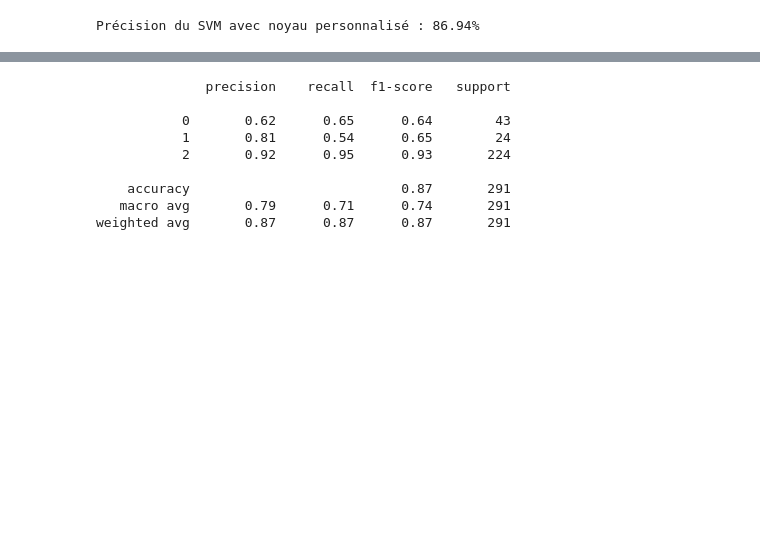
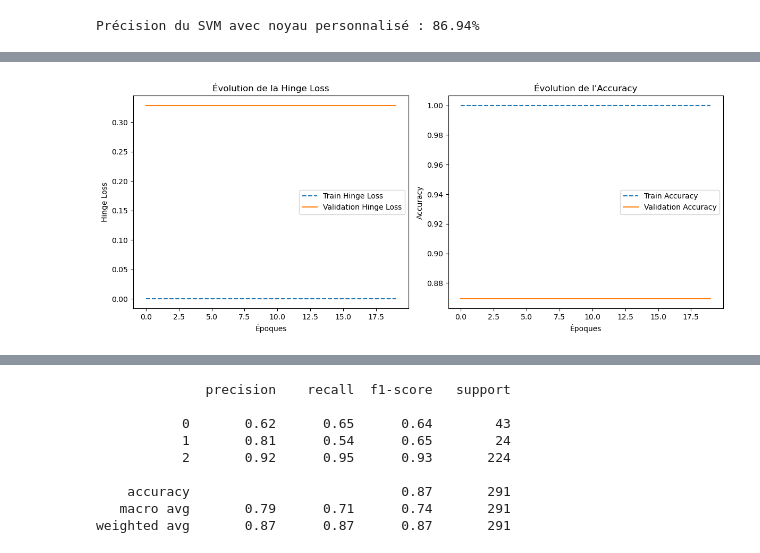
Before and after one commit to Welfare1/CocoaDiseases, a Jupyter notebook: welfare.ipynb, the cells around one changed output, grey strips where cells are left out. Saved outputs shown, nothing was run; the diff lists cells and outputs as text; code cells hidden in the pictures; blank space fills up the shorter version.

```diff
--- a/welfare.ipynb
+++ b/welfare.ipynb
@@ -634,0 +714,89 @@ Précision du SVM avec noyau personnalisé : 86.94%
+# %%
+import numpy as np
+import matplotlib.pyplot as plt
+from sklearn.svm import SVC
+from sklearn.metrics import accuracy_score, hinge_loss
+from sklearn.metrics.pairwise import euclidean_distances
+
+# Chargement des données
+features_train = np.load("Extraction/features_train.npy")
+y_train = np.load("Extraction/labels_train.npy")
+features_val = np.load("Extraction/features_val.npy")
+y_val = np.load("Extraction/labels_val.npy")
+
+###########################################
+# Définition du noyau personnalisé
+###########################################
+def shifted_inverse_euclidean_linear_kernel(X, Y, c=1.0, alpha=1.0, beta=1.0):
+    """
+    Noyau combiné : inverse de la distance euclidienne et produit scalaire.
+
+    K(x, y) = alpha / (||x - y|| + c) + beta * (x • y)
+    """
+    dist = euclidean_distances(X, Y)
+    kernel_part1 = alpha / (dist + c)  # Inverse Euclidean
+    kernel_part2 = beta * np.dot(X, Y.T)  # Linear part
+    return kernel_part1 + kernel_part2
+
+###########################################
+# Initialisation du modèle SVM
+###########################################
+svm_clf = SVC(
+    kernel=lambda X, Y: shifted_inverse_euclidean_linear_kernel(X, Y, c=1.0, alpha=1.0, beta=1.0),
+    C=1.0
+)
+
+# Nombre d'itérations (époques simulées)
+epochs = 20
+train_hinge_losses, val_hinge_losses = [], []
+train_accuracies, val_accuracies = [], []
+
+###########################################
+# Boucle de simulation d'apprentissage
+###########################################
+for epoch in range(epochs):
+    # Entraînement du modèle SVM
+    svm_clf.fit(features_train, y_train)
+
+    # Prédictions
+    y_train_pred = svm_clf.predict(features_train)
+    y_val_pred = svm_clf.predict(features_val)
+
+    # Scores de décision pour calcul de la Hinge Loss
+    y_train_scores = svm_clf.decision_function(features_train)
+    y_val_scores = svm_clf.decision_function(features_val)
+
+    # Calcul des métriques
+    train_hinge_losses.append(hinge_loss(y_train, y_train_scores))
+    val_hinge_losses.append(hinge_loss(y_val, y_val_scores))
+    train_accuracies.append(accuracy_score(y_train, y_train_pred))
+    val_accuracies.append(accuracy_score(y_val, y_val_pred))
+
+    print(f"Époque {epoch + 1}/{epochs} - Train Accuracy: {train_accuracies[-1]:.4f}, Validation Accuracy: {val_accuracies[-1]:.4f}")
+
+###########################################
+# Affichage des courbes
+###########################################
+plt.figure(figsize=(12, 5))
+
+# Courbe de Hinge Loss
+plt.subplot(1, 2, 1)
+plt.plot(range(epochs), train_hinge_losses, label="Train Hinge Loss", linestyle="dashed")
+plt.plot(range(epochs), val_hinge_losses, label="Validation Hinge Loss")
+plt.xlabel("Époques")
+plt.ylabel("Hinge Loss")
+plt.title("Évolution de la Hinge Loss")
+plt.legend()
+
+# Courbe de l'Accuracy
+plt.subplot(1, 2, 2)
+plt.plot(range(epochs), train_accuracies, label="Train Accuracy", linestyle="dashed")
+plt.plot(range(epochs), val_accuracies, label="Validation Accuracy")
+plt.xlabel("Époques")
+plt.ylabel("Accuracy")
+plt.title("Évolution de l'Accuracy")
+plt.legend()
+
+plt.tight_layout()
+plt.show()
+# %% [output]
@@ -634,0 +823 @@ Précision du SVM avec noyau personnalisé : 86.94%
+[figure, added]
```
Also changed, not shown: parts of 5 cells of this notebook, 4 other files.
